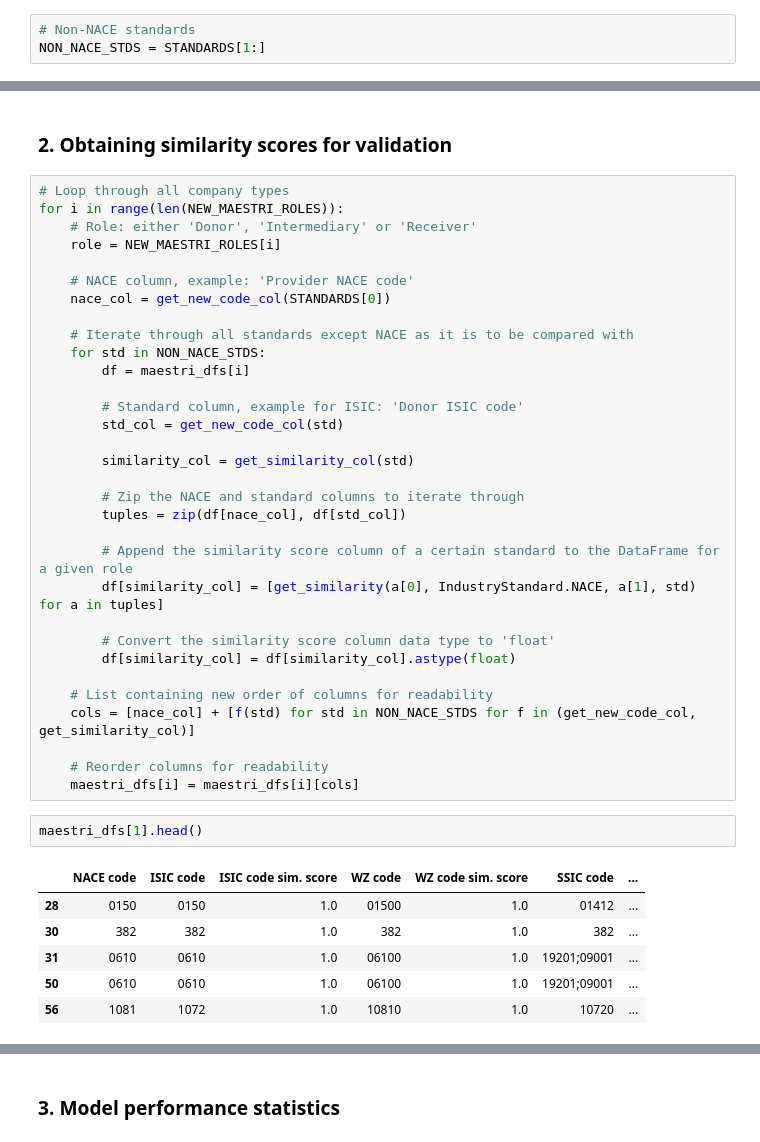
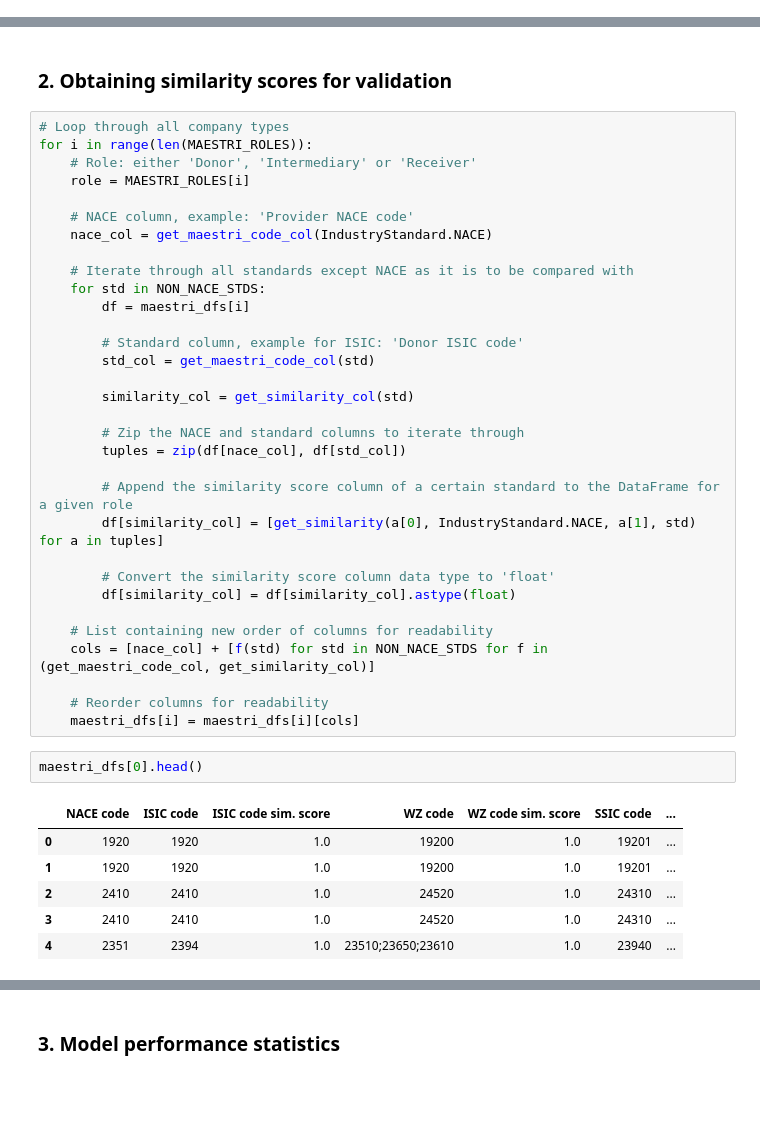
Before and after one commit to vegetablestabber/internship-one, a Jupyter notebook: notebooks/validate_maestri.ipynb, the cells around one changed output, grey strips where cells are left out. Saved outputs shown, nothing was run; the diff lists cells and outputs as text; blank space fills up the shorter version.

```diff
--- a/notebooks/validate_maestri.ipynb
+++ b/notebooks/validate_maestri.ipynb
@@ -25,6 +23,3 @@ from utils.similarity import get_similarity, get_similarity_col
-# %%
-# Non-NACE standards
-NON_NACE_STDS = STANDARDS[1:]
 # %% [markdown]
 ### 1. Reading the MAESTRI dataset
 # %% [markdown]
@@ -45,19 +40,19 @@ maestri_dfs[0].head()
 ### 2. Obtaining similarity scores for validation
 # %%
 # Loop through all company types
-for i in range(len(NEW_MAESTRI_ROLES)):
+for i in range(len(MAESTRI_ROLES)):
     # Role: either 'Donor', 'Intermediary' or 'Receiver'
-    role = NEW_MAESTRI_ROLES[i]
+    role = MAESTRI_ROLES[i]
 
     # NACE column, example: 'Provider NACE code'
-    nace_col = get_new_code_col(STANDARDS[0])
+    nace_col = get_maestri_code_col(IndustryStandard.NACE)
 
     # Iterate through all standards except NACE as it is to be compared with
     for std in NON_NACE_STDS:
         df = maestri_dfs[i]
 
         # Standard column, example for ISIC: 'Donor ISIC code'
-        std_col = get_new_code_col(std)
+        std_col = get_maestri_code_col(std)
 
         similarity_col = get_similarity_col(std)
 
@@ -71,18 +66,18 @@ for i in range(len(NEW_MAESTRI_ROLES)):
         df[similarity_col] = df[similarity_col].astype(float)
 
     # List containing new order of columns for readability
-    cols = [nace_col] + [f(std) for std in NON_NACE_STDS for f in (get_new_code_col, get_similarity_col)]
+    cols = [nace_col] + [f(std) for std in NON_NACE_STDS for f in (get_maestri_code_col, get_similarity_col)]
 
     # Reorder columns for readability
     maestri_dfs[i] = maestri_dfs[i][cols]
 # %%
-maestri_dfs[1].head()
+maestri_dfs[0].head()
 # %% [output]
 |  | NACE code | ISIC code | ISIC code sim. score | WZ code | WZ code sim. score | SSIC code | ... |
-| 28 | 0150 | 0150 | 1.0 | 01500 | 1.0 | 01412 | ... |
-| 30 | 382 | 382 | 1.0 | 382 | 1.0 | 382 | ... |
-| 31 | 0610 | 0610 | 1.0 | 06100 | 1.0 | 19201;09001 | ... |
-| 50 | 0610 | 0610 | 1.0 | 06100 | 1.0 | 19201;09001 | ... |
-| 56 | 1081 | 1072 | 1.0 | 10810 | 1.0 | 10720 | ... |
+| 0 | 1920 | 1920 | 1.0 | 19200 | 1.0 | 19201 | ... |
+| 1 | 1920 | 1920 | 1.0 | 19200 | 1.0 | 19201 | ... |
+| 2 | 2410 | 2410 | 1.0 | 24520 | 1.0 | 24310 | ... |
+| 3 | 2410 | 2410 | 1.0 | 24520 | 1.0 | 24310 | ... |
+| 4 | 2351 | 2394 | 1.0 | 23510;23650;23610 | 1.0 | 23940 | ... |
 # %%
 role_index = 0
```
Also changed, not shown: parts of 15 cells of this notebook, 6 other files.
